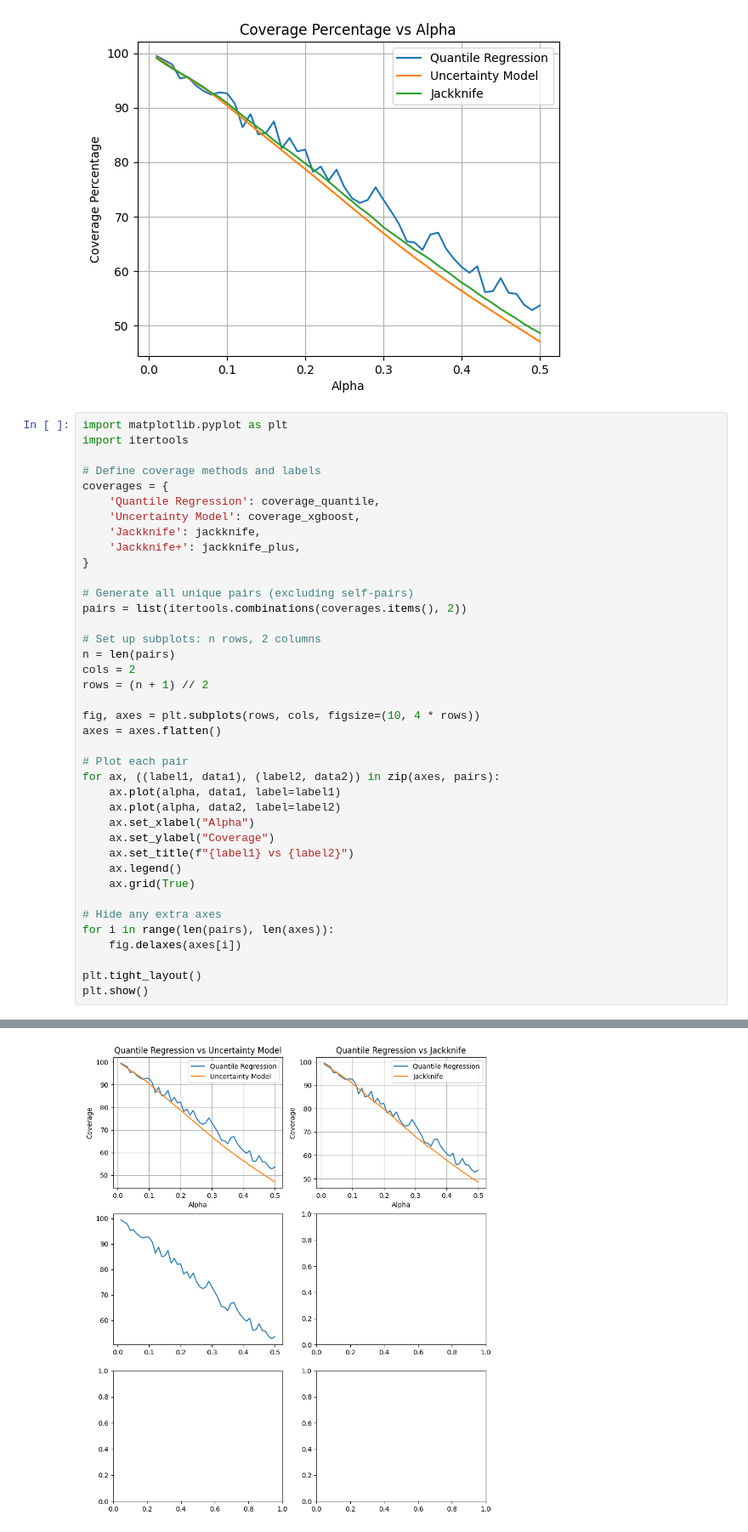
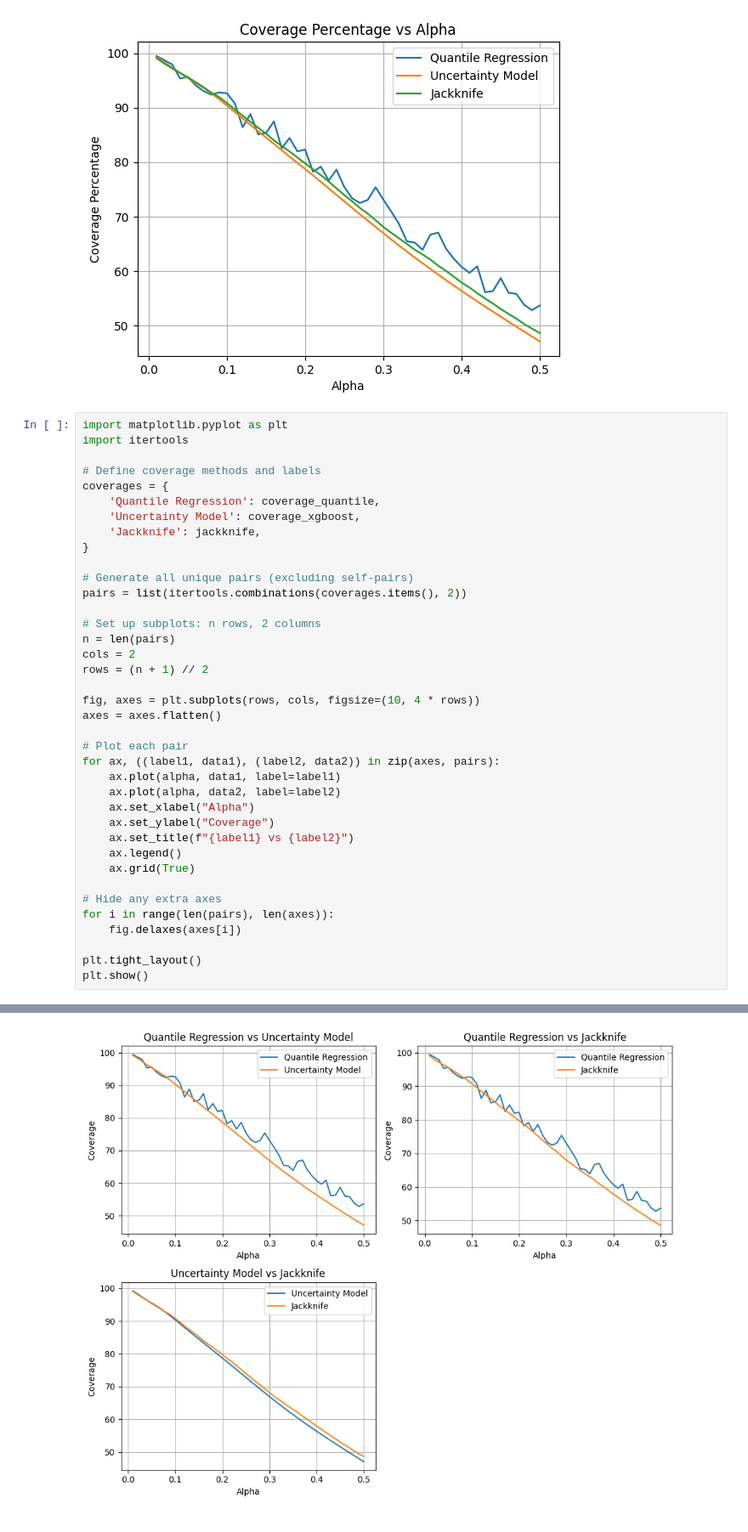
Before and after one commit to SidZRed/Conformal_Prediction, a Jupyter notebook: Regression_conformal.ipynb, the cells around one changed output, grey strips where cells are left out. Shown: that part at 85% size. Saved outputs shown, nothing was run; the diff lists cells and outputs as text.

```diff
--- a/Regression_conformal.ipynb
+++ b/Regression_conformal.ipynb
@@ -317,7 +317,6 @@ coverages = {
     'Quantile Regression': coverage_quantile,
     'Uncertainty Model': coverage_xgboost,
     'Jackknife': jackknife,
-    'Jackknife+': jackknife_plus,
 }
 
 # Generate all unique pairs (excluding self-pairs)
@@ -352 +350 @@ ValueError: x and y must have same first dimension, but have shapes (50,) and (1
-[figure, old version]
+[figure, new version]
```
Also changed, not shown: parts of 1 cell of this notebook.
